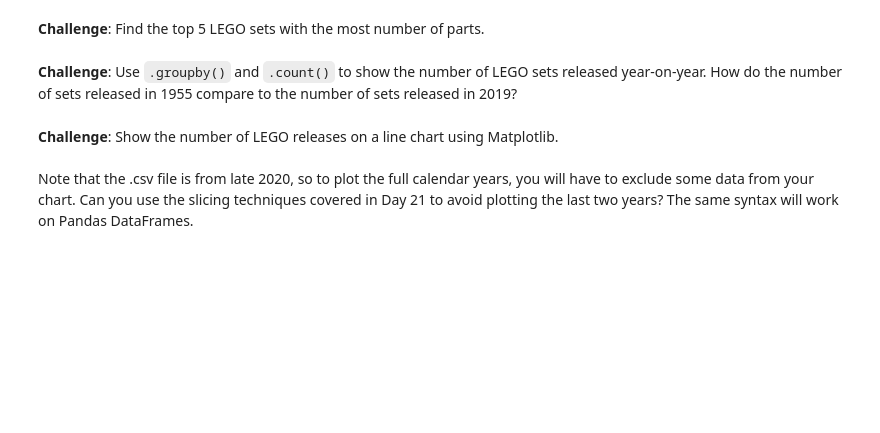
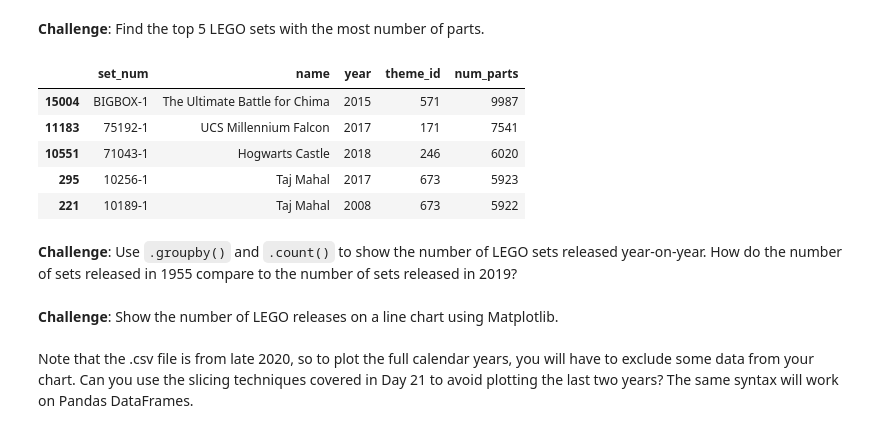
Before and after one commit to keshavpj1711/Python_100-Days, a Jupyter notebook: Advanced/74AnalyzeLegoDataset/LegoDatasetAnalyze.ipynb, the cells around one changed output. Saved outputs shown, nothing was run; the diff lists cells and outputs as text; code cells hidden in the pictures; blank space fills up the shorter version.

```diff
--- a/Advanced/74AnalyzeLegoDataset/LegoDatasetAnalyze.ipynb
+++ b/Advanced/74AnalyzeLegoDataset/LegoDatasetAnalyze.ipynb
@@ -112,5 +158,14 @@ The <code>sets.csv</code> data contains a list of sets over the years and the nu
 # %% [markdown]
 **Challenge**: Find the top 5 LEGO sets with the most number of parts.
+# %%
+sets_df.sort_values("num_parts", ascending=False).head()
+# %% [output]
+|  | set_num | name | year | theme_id | num_parts |
+| 15004 | BIGBOX-1 | The Ultimate Battle for Chima | 2015 | 571 | 9987 |
+| 11183 | 75192-1 | UCS Millennium Falcon | 2017 | 171 | 7541 |
+| 10551 | 71043-1 | Hogwarts Castle | 2018 | 246 | 6020 |
+| 295 | 10256-1 | Taj Mahal | 2017 | 673 | 5923 |
+| 221 | 10189-1 | Taj Mahal | 2008 | 673 | 5922 |
 # %% [markdown]
 **Challenge**: Use <code>.groupby()</code> and <code>.count()</code> to show the number of LEGO sets released year-on-year. How do the number of sets released in 1955 compare to the number of sets released in 2019?
 # %% [markdown]
```
Also changed, not shown: parts of 5 cells of this notebook.
